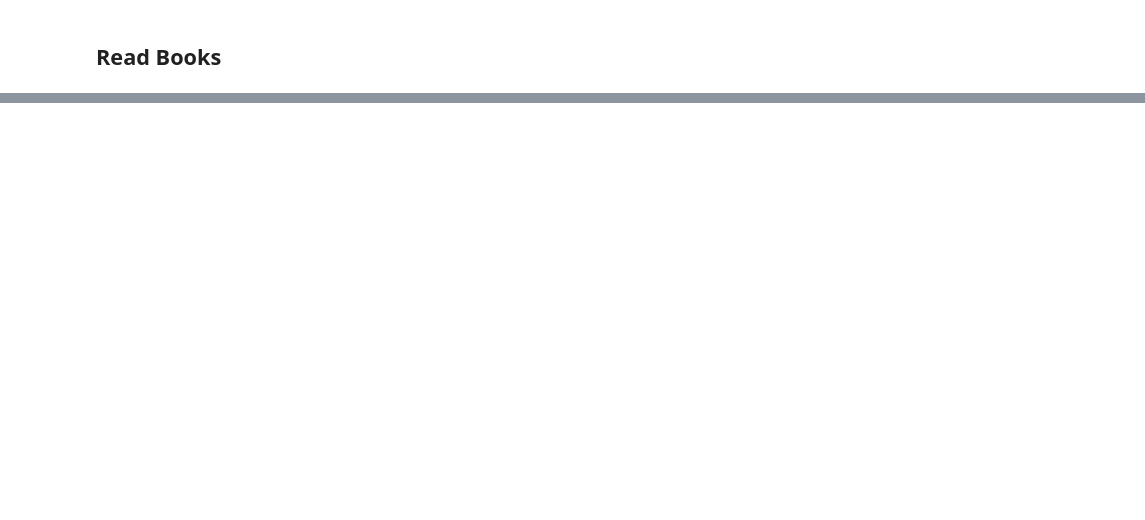
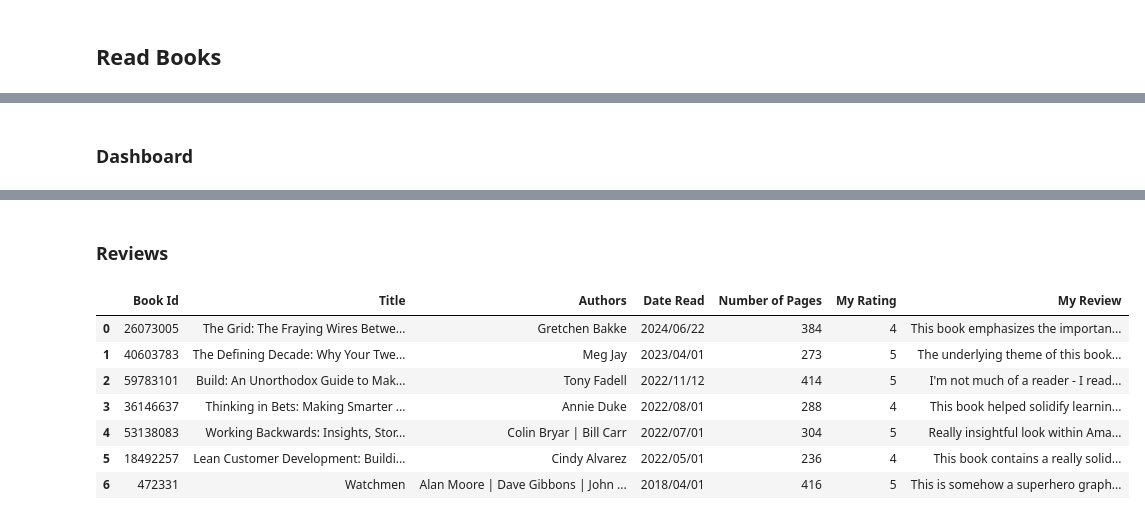
Before and after one commit to Dipto9999/dipto9999.github.io, a Jupyter notebook: src/assets/data/goodreads/GoodReads_Stats.ipynb, the cells around one changed output, grey strips where cells are left out. Drawn from its saved outputs; the diff is of its cells as text; code cells hidden in the pictures; blank space fills up the shorter version.

Commit message:
Added Reviews

```diff
--- a/src/assets/data/goodreads/GoodReads_Stats.ipynb
+++ b/src/assets/data/goodreads/GoodReads_Stats.ipynb
@@ -226,6 +229,8 @@ def generateYearBarchart(df) -> alt.Chart:
 year_chart = generateYearBarchart(read_df)
 # %% [output]
 [interactive output not drawn]
+# %% [markdown]
+### Dashboard
 # %%
 def generateDashboard() -> alt.HConcatChart:
     dashboard = alt.hconcat(
@@ -252,2 +257,21 @@ with open(f"Charts/{filename}.json", 'w') as f:
 dashboard.save(f"Charts/{filename}.png") # Save as PNG (Static)
 dashboard.save(f"Charts/{filename}.svg") # Save as SVG (Vector)
+# %% [markdown]
+### Reviews
+# %%
+review_df = read_df[read_df['My Review'] != ' '][
+    ['Book Id', 'Title', 'Authors', 'Date Read', 'Number of Pages', 'My Rating', 'My Review']
+].sort_values(by = "Date Read", ascending = False).reset_index(drop = True)
+
+display(review_df)
+
+review_df.to_csv('goodreads_reviews.csv')
+# %% [output]
+|  | Book Id | Title | Authors | Date Read | Number of Pages | My Rating | My Review |
+| 0 | 26073005 | The Grid: The Fraying Wires Betwe... | Gretchen Bakke | 2024/06/22 | 384 | 4 | This book emphasizes the importan... |
+| 1 | 40603783 | The Defining Decade: Why Your Twe... | Meg Jay | 2023/04/01 | 273 | 5 | The underlying theme of this book... |
+| 2 | 59783101 | Build: An Unorthodox Guide to Mak... | Tony Fadell | 2022/11/12 | 414 | 5 | I'm not much of a reader - I read... |
+| 3 | 36146637 | Thinking in Bets: Making Smarter ... | Annie Duke | 2022/08/01 | 288 | 4 | This book helped solidify learnin... |
+| 4 | 53138083 | Working Backwards: Insights, Stor... | Colin Bryar | Bill Carr | 2022/07/01 | 304 | 5 | Really insightful look within Ama... |
+| 5 | 18492257 | Lean Customer Development: Buildi... | Cindy Alvarez | 2022/05/01 | 236 | 4 | This book contains a really solid... |
+| 6 | 472331 | Watchmen | Alan Moore | Dave Gibbons | John ... | 2018/04/01 | 416 | 5 | This is somehow a superhero graph... |
```
Also changed, not shown: parts of 6 cells of this notebook, 13 other files.
